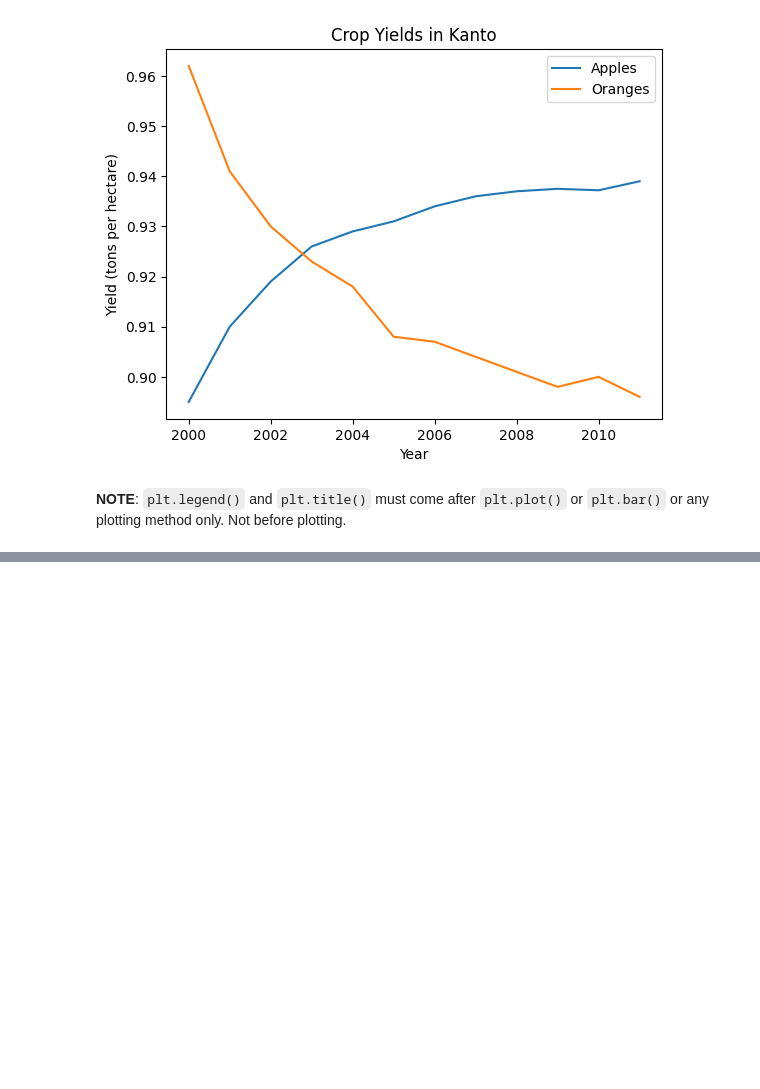
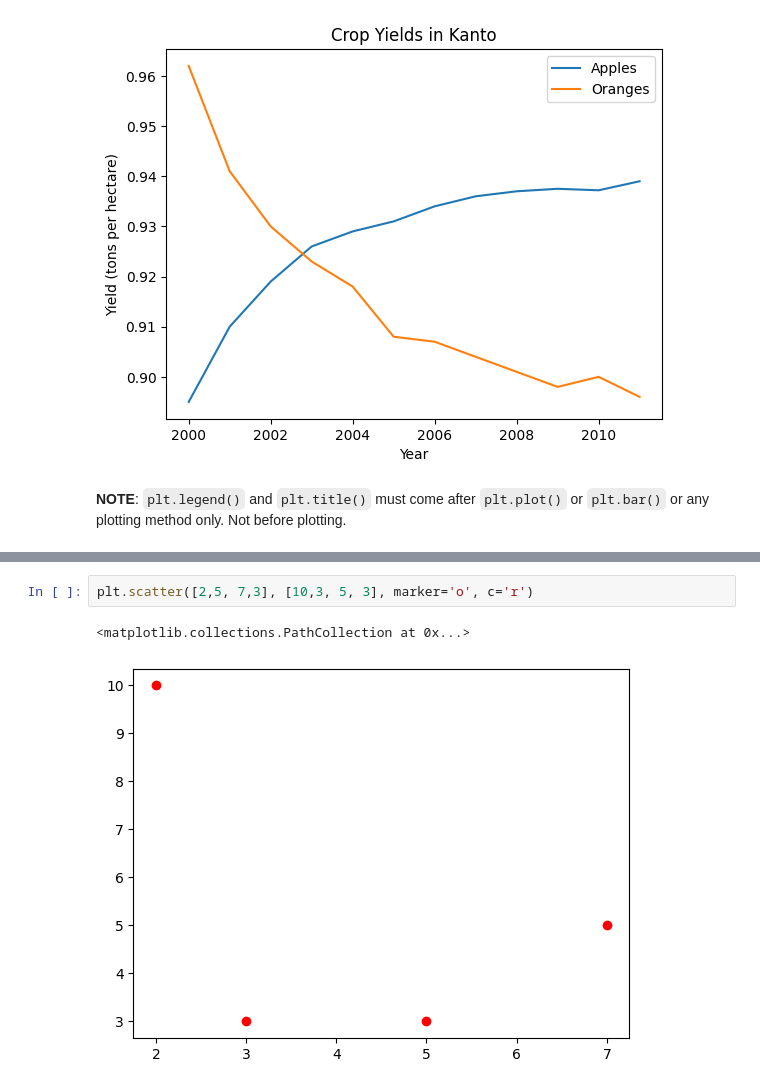
Before and after one commit to abhixshek/data-science-toolkit, a Jupyter notebook: matplotlib_seaborn_kb.ipynb, the cells around one changed output, grey strips where cells are left out. Drawn from its saved outputs; the diff is of its cells as text; blank space fills up the shorter version.

```diff
--- a/matplotlib_seaborn_kb.ipynb
+++ b/matplotlib_seaborn_kb.ipynb
@@ -237,0 +288,5 @@ plt.show()
+# %%
+plt.scatter([2,5, 7,3], [10,3, 5, 3], marker='o', c='r')
+# %% [output]
+<matplotlib.collections.PathCollection at 0x...>
+[figure, added]
```
Also changed, not shown: parts of 10 cells of this notebook, 3 other files.
